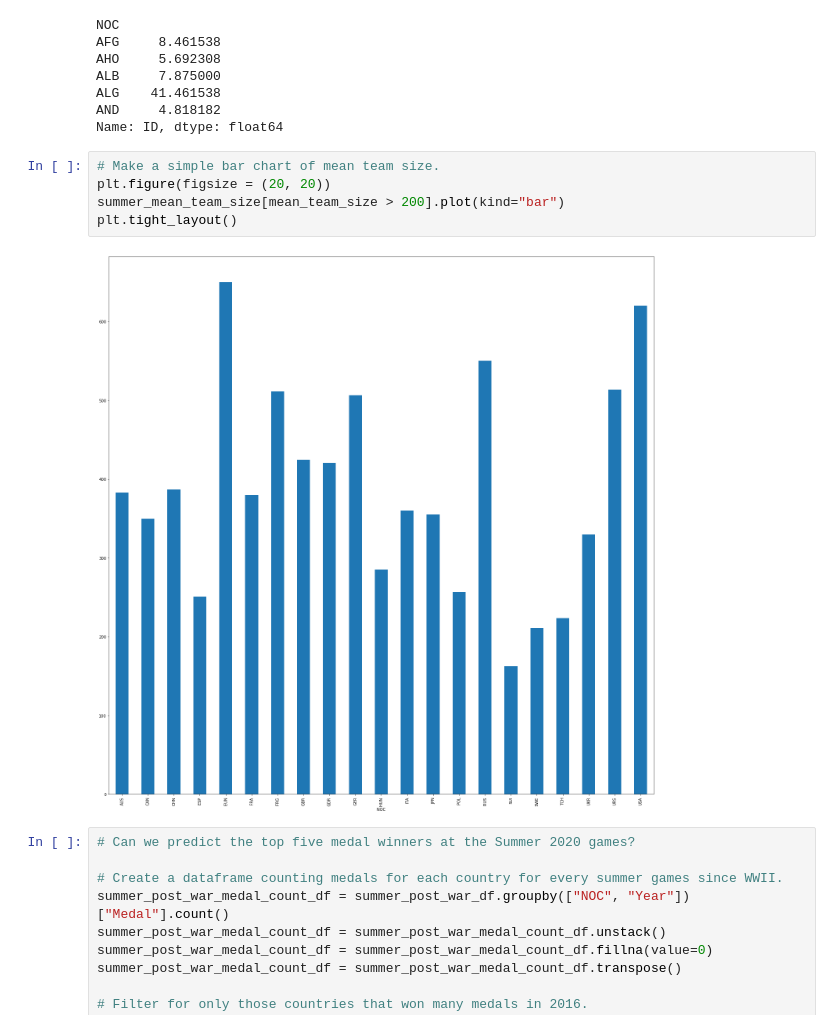
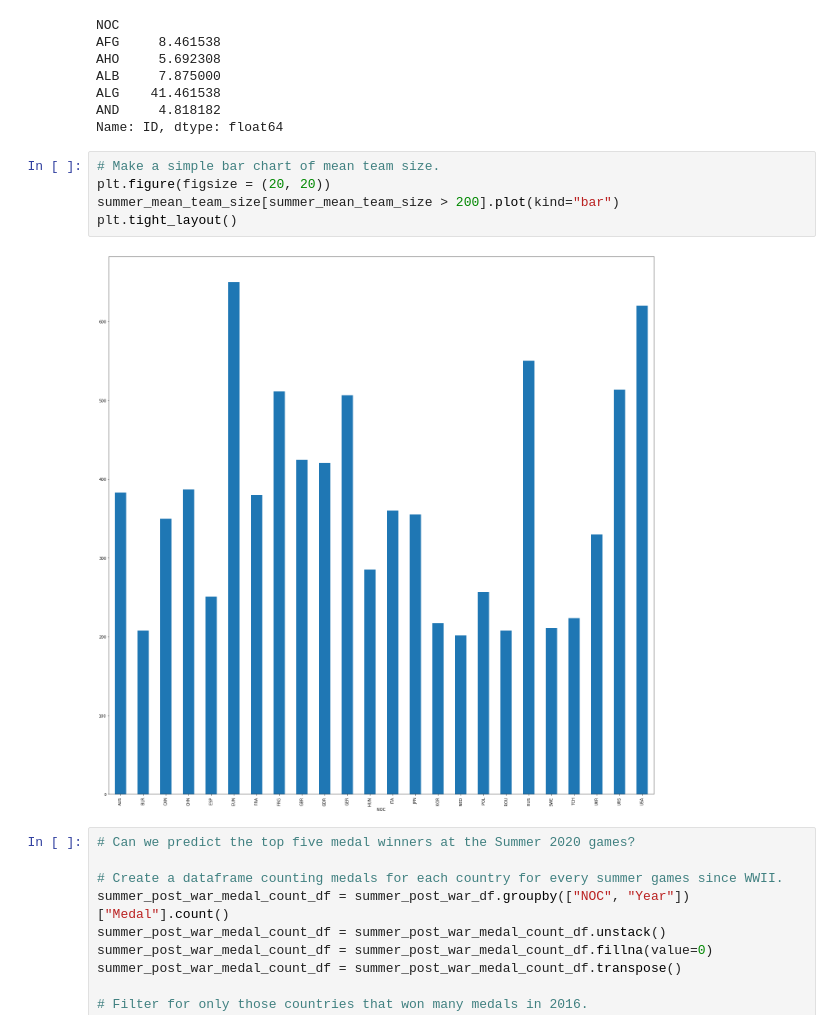
Before and after one commit to tysorensen/project1-group1, a Jupyter notebook: olympic_data_tdh.ipynb, the cells around one changed output. Cells and saved outputs as stored; diff of their text form.

Commit message:
Struggling with generating bar charts.

```diff
--- a/olympic_data_tdh.ipynb
+++ b/olympic_data_tdh.ipynb
@@ -160,10 +161,10 @@ Name: ID, dtype: float64
 # %%
 # Make a simple bar chart of mean team size.
 plt.figure(figsize = (20, 20))
-summer_mean_team_size[mean_team_size > 200].plot(kind="bar")
+summer_mean_team_size[summer_mean_team_size > 200].plot(kind="bar")
 plt.tight_layout()
 # %% [output]
-[figure, old version]
+[figure, new version]
 # %%
 # Can we predict the top five medal winners at the Summer 2020 games?
 
```
Also changed, not shown: parts of 2 cells of this notebook.
